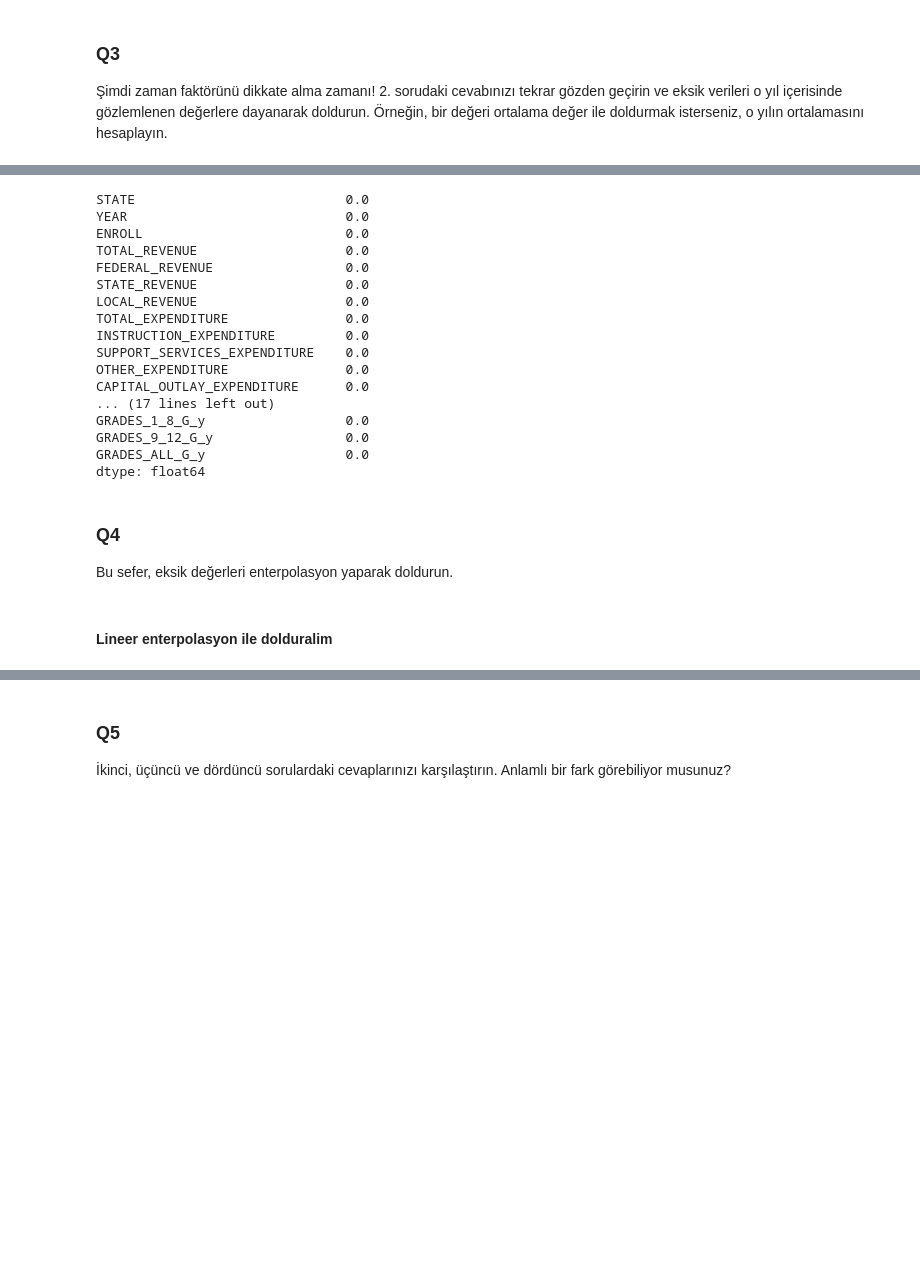
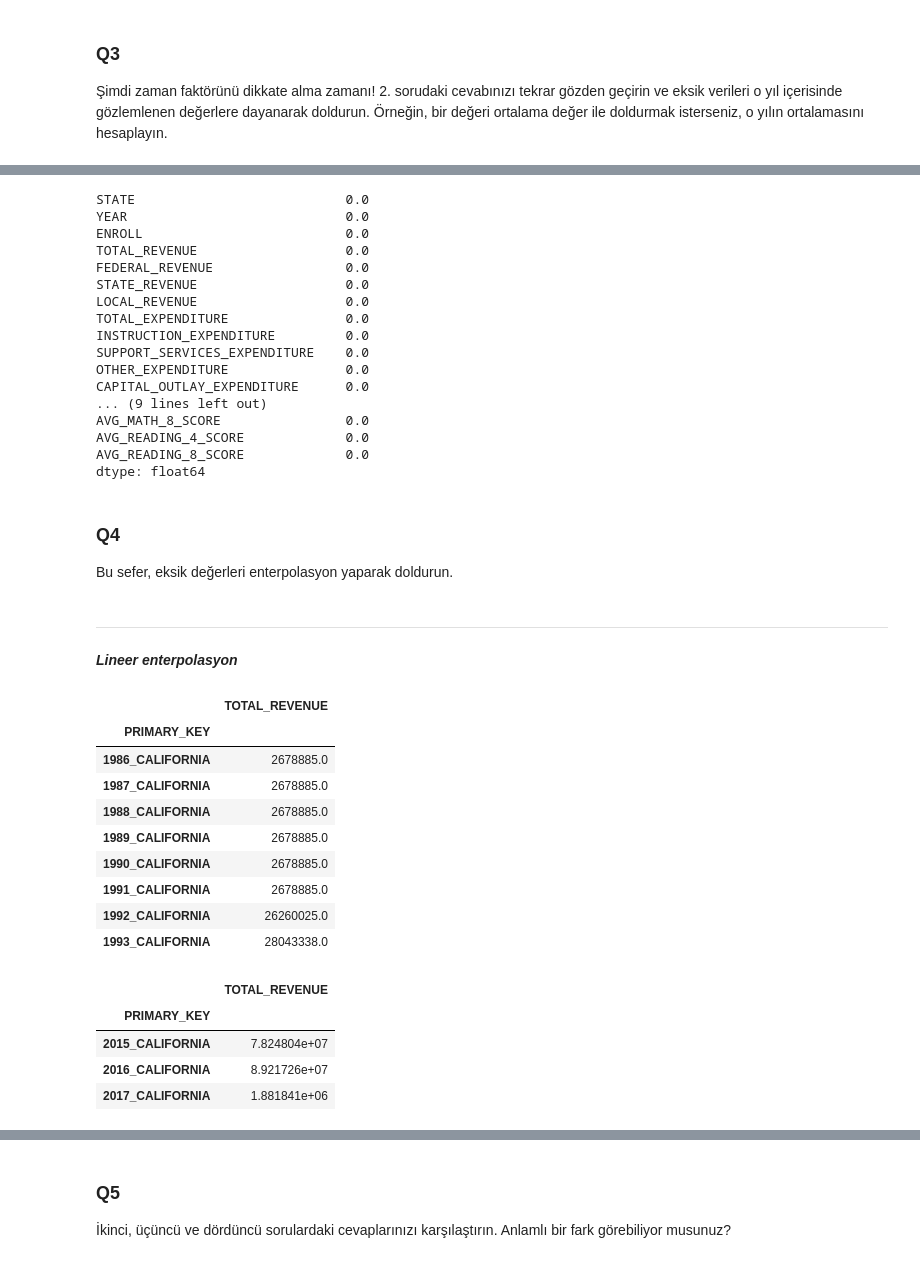
Before and after one commit to ahmetpergamum/datascience, a Jupyter notebook: 03_exploratory_analysis/assignment03datacleaning.ipynb, the cells around one changed output, grey strips where cells are left out. Drawn from its saved outputs; the diff is of its cells as text; code cells hidden in the pictures; blank space fills up the shorter version.

```diff
--- a/03_exploratory_analysis/assignment03datacleaning.ipynb
+++ b/03_exploratory_analysis/assignment03datacleaning.ipynb
@@ -185,5 +286,5 @@ for column in dm.columns:
 # %%
-dm.isnull().mean()
+dmean.isnull().mean()*100
 # %% [output]
 STATE                           0.0
 YEAR                            0.0
@@ -197,22 +298,43 @@ INSTRUCTION_EXPENDITURE         0.0
 SUPPORT_SERVICES_EXPENDITURE    0.0
 OTHER_EXPENDITURE               0.0
 CAPITAL_OUTLAY_EXPENDITURE      0.0
-... (17 lines left out)
-GRADES_1_8_G_y                  0.0
-GRADES_9_12_G_y                 0.0
-GRADES_ALL_G_y                  0.0
+... (9 lines left out)
+AVG_MATH_8_SCORE                0.0
+AVG_READING_4_SCORE             0.0
+AVG_READING_8_SCORE             0.0
 dtype: float64
 # %% [markdown]
 ### Q4
 
 Bu sefer, eksik değerleri enterpolasyon yaparak doldurun.
 # %% [markdown]
-#### Lineer enterpolasyon ile dolduralim
+---
+***Lineer enterpolasyon***
 # %%
+dl = dc.copy()
 # fill the null values with means of the columns
-for column in dm.columns:
+for column in dl.columns:
     # check if it is suitable to calculate its mean; float
-    if dm[column].dtype == 'float64' :
-        dm[column].interpolate(method='linear', limit_direction='both', inplace=True)
-        #dm[column].fillna(dm[column].mean(), inplace=True)
+    if dl[column].dtype == 'float64' :
+        dl[column].interpolate(method='linear', limit_direction='both', inplace=True)
+
+# check for the filled values
+display(dl.loc[dl['STATE']=='CALIFORNIA',['TOTAL_REVENUE']].head(8))
+display(dl.loc[dl['STATE']=='CALIFORNIA',['TOTAL_REVENUE']].tail(3))
+# %% [output]
+|  | TOTAL_REVENUE |
+| PRIMARY_KEY |  |
+| 1986_CALIFORNIA | 2678885.0 |
+| 1987_CALIFORNIA | 2678885.0 |
+| 1988_CALIFORNIA | 2678885.0 |
+| 1989_CALIFORNIA | 2678885.0 |
+| 1990_CALIFORNIA | 2678885.0 |
+| 1991_CALIFORNIA | 2678885.0 |
+| 1992_CALIFORNIA | 26260025.0 |
+| 1993_CALIFORNIA | 28043338.0 |
+|  | TOTAL_REVENUE |
+| PRIMARY_KEY |  |
+| 2015_CALIFORNIA | 7.824804e+07 |
+| 2016_CALIFORNIA | 8.921726e+07 |
+| 2017_CALIFORNIA | 1.881841e+06 |
 # %%
```
Also changed, not shown: parts of 13 cells of this notebook, 3 other files.
